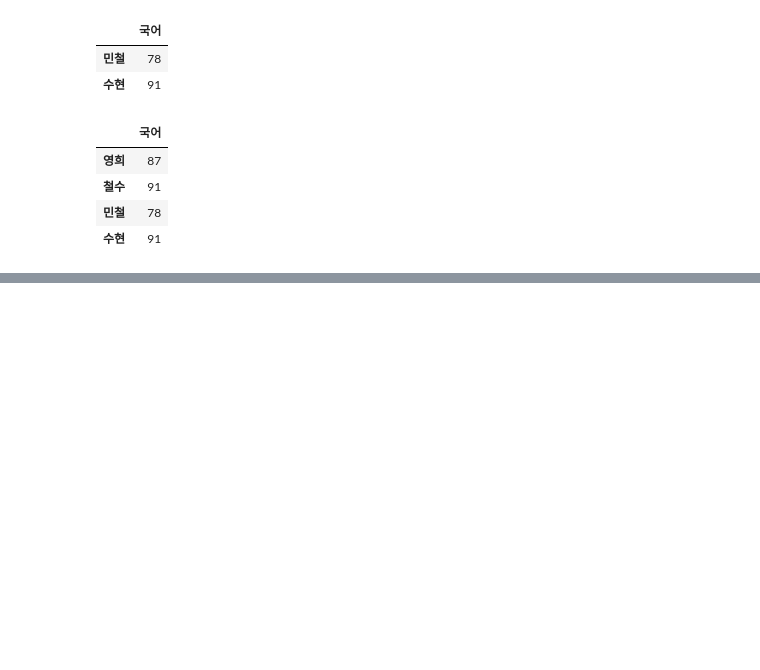
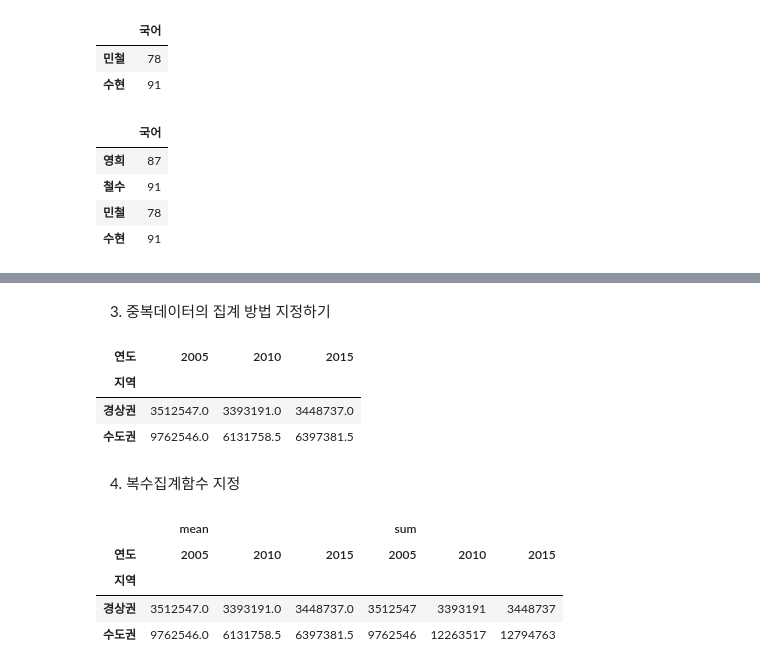
Before and after one commit to maker-lee/megait-data, a Jupyter notebook: C.데이터_다루기/02. 데이터 전처리/03-데이터_재배치.ipynb, the cells around one changed output, grey strips where cells are left out. Drawn from its saved outputs; the diff is of its cells as text; code cells hidden in the pictures; blank space fills up the shorter version.

```diff
--- a/C.데이터_다루기/02. 데이터 전처리/03-데이터재배치.ipynb
+++ b/C.데이터_다루기/02. 데이터 전처리/03-데이터_재배치.ipynb
@@ -379,0 +434,29 @@ concat([df5,df6])
+# %% [markdown]
+3. 중복데이터의 집계 방법 지정하기
+# %%
+pivot_table(df,
+            index='지역',
+            columns='연도',
+            values='인구',
+            aggfunc='mean' # 통계학적 의미의 평균
+)
+# %% [output]
+| 연도 | 2005 | 2010 | 2015 |
+| 지역 |  |  |  |
+| 경상권 | 3512547.0 | 3393191.0 | 3448737.0 |
+| 수도권 | 9762546.0 | 6131758.5 | 6397381.5 |
+# %% [markdown]
+4. 복수집계함수 지정
+# %%
+pivot_table(df,
+            index='지역',
+            columns='연도',
+            values='인구',
+            aggfunc=['mean','sum'] # 여러개일때는 리스트 타입으로 묶는다
+)
+# %% [output]
+|  | mean |  |  | sum |  |  |
+| 연도 | 2005 | 2010 | 2015 | 2005 | 2010 | 2015 |
+| 지역 |  |  |  |  |  |  |
+| 경상권 | 3512547.0 | 3393191.0 | 3448737.0 | 3512547 | 3393191 | 3448737 |
+| 수도권 | 9762546.0 | 6131758.5 | 6397381.5 | 9762546 | 12263517 | 12794763 |
```
Also changed, not shown: parts of 19 cells of this notebook, 5 other files.
